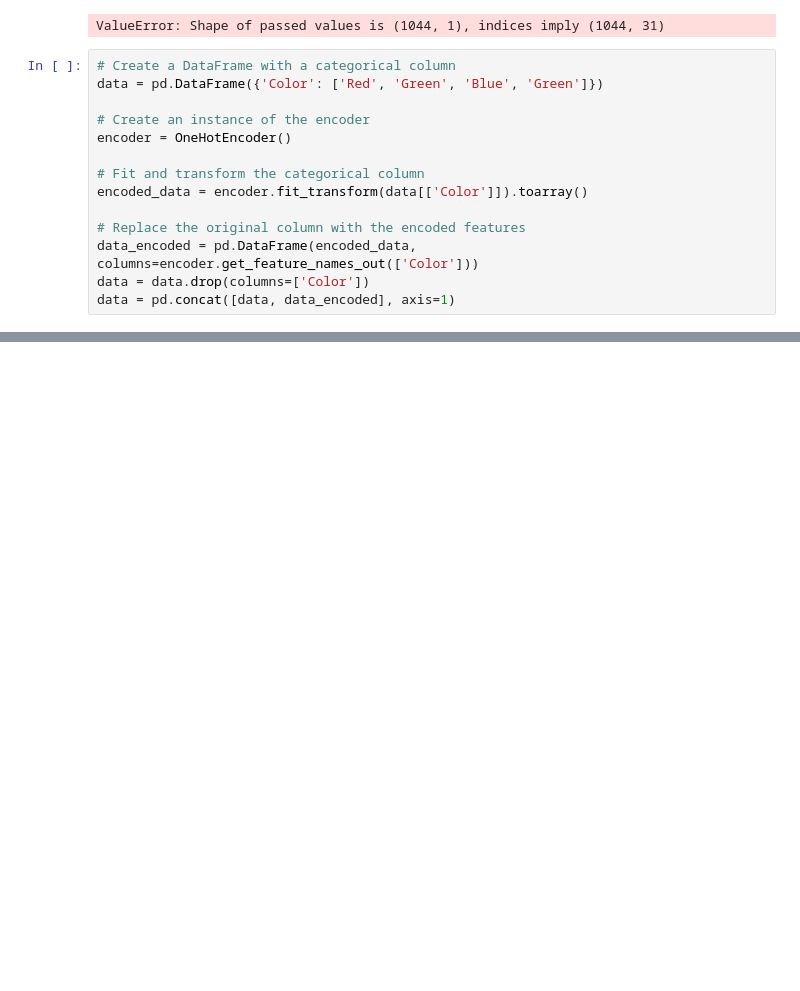
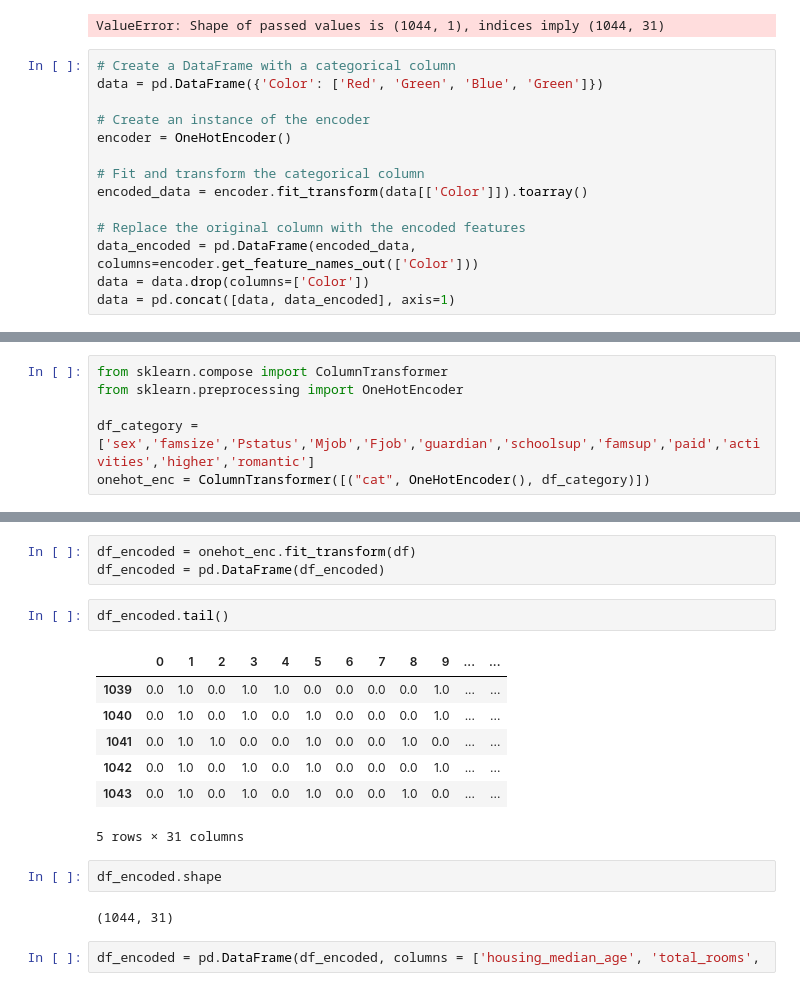
Before and after one commit to NafisFaiyaz007/CSE-445-Machine-learning_Predicting-Risky-Alcohol-Consumption-among-Students, a Jupyter notebook: CSE445_preprocessing stage 1.ipynb, the cells around one changed output, grey strips where cells are left out. Saved outputs shown, nothing was run; the diff lists cells and outputs as text; blank space fills up the shorter version.

```diff
--- a/CSE445_preprocessing stage 1.ipynb
+++ b/CSE445_preprocessing stage 1.ipynb
@@ -157,0 +172,6 @@ data = pd.concat([data, data_encoded], axis=1)
+# %%
+from sklearn.compose import ColumnTransformer
+from sklearn.preprocessing import OneHotEncoder
+
+df_category = ['sex','famsize','Pstatus','Mjob','Fjob','guardian','schoolsup','famsup','paid','activities','higher','romantic']
+onehot_enc = ColumnTransformer([("cat", OneHotEncoder(), df_category)])
@@ -157,0 +195,19 @@ data = pd.concat([data, data_encoded], axis=1)
+# %%
+df_encoded = onehot_enc.fit_transform(df)
+df_encoded = pd.DataFrame(df_encoded)
+# %%
+df_encoded.tail()
+# %% [output]
+|  | 0 | 1 | 2 | 3 | 4 | 5 | 6 | 7 | 8 | 9 | ... | ... |
+| 1039 | 0.0 | 1.0 | 0.0 | 1.0 | 1.0 | 0.0 | 0.0 | 0.0 | 0.0 | 1.0 | ... | ... |
+| 1040 | 0.0 | 1.0 | 0.0 | 1.0 | 0.0 | 1.0 | 0.0 | 0.0 | 0.0 | 1.0 | ... | ... |
+| 1041 | 0.0 | 1.0 | 1.0 | 0.0 | 0.0 | 1.0 | 0.0 | 0.0 | 1.0 | 0.0 | ... | ... |
+| 1042 | 0.0 | 1.0 | 0.0 | 1.0 | 0.0 | 1.0 | 0.0 | 0.0 | 0.0 | 1.0 | ... | ... |
+| 1043 | 0.0 | 1.0 | 0.0 | 1.0 | 0.0 | 1.0 | 0.0 | 0.0 | 1.0 | 0.0 | ... | ... |
+5 rows × 31 columns
+# %%
+df_encoded.shape
+# %% [output]
+(1044, 31)
+# %%
+df_encoded = pd.DataFrame(df_encoded, columns = ['housing_median_age', 'total_rooms',
```
Also changed, not shown: parts of 4 cells of this notebook.
